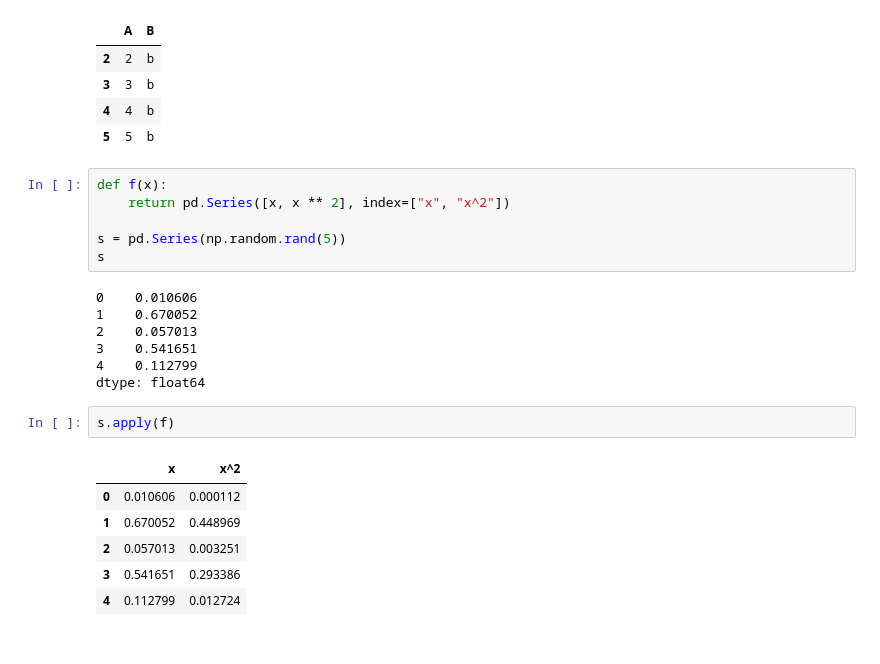
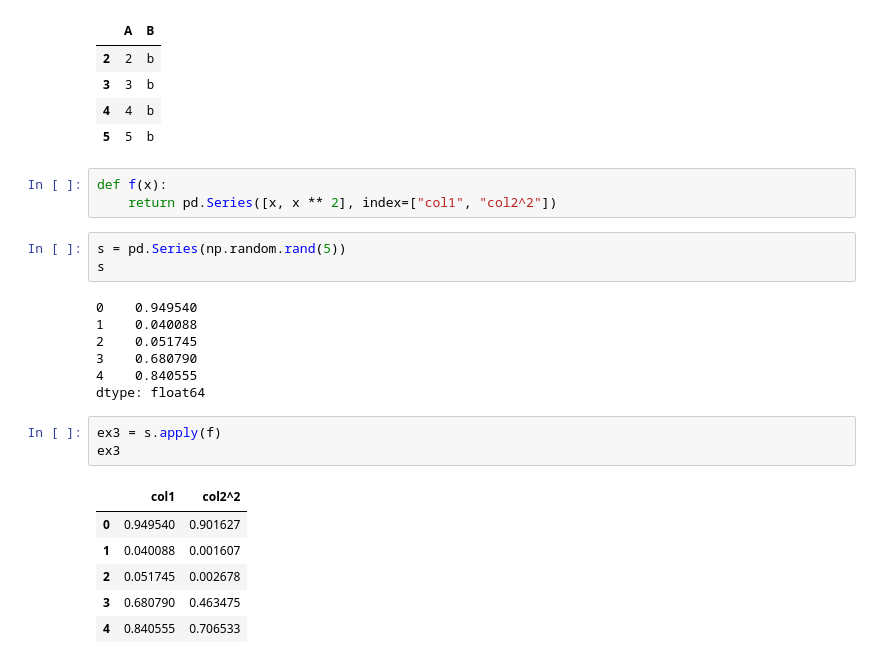
Before and after one commit to kimteespk/DADS5001-Data-Analytics-and-Data-Science-Tools-and-Programming, a Jupyter notebook: 03_Grouping/Week4_groupby.ipynb, the cells around one changed output. Saved outputs shown, nothing was run; the diff lists cells and outputs as text.

```diff
--- a/03_Grouping/Week4_groupby.ipynb
+++ b/03_Grouping/Week4_groupby.ipynb
@@ -325,23 +353,24 @@ dff.groupby("B").filter(lambda x: len(x) > 2)
 | 5 | 5 | b |
 # %%
 def f(x):
-    return pd.Series([x, x ** 2], index=["x", "x^2"])
-
-s = pd.Series(np.random.rand(5))
-s
+    return pd.Series([x, x ** 2], index=["col1", "col2^2"])
-# %% [output]
-0    0.010606
-1    0.670052
-2    0.057013
-3    0.541651
-4    0.112799
-dtype: float64
+# %%
+s = pd.Series(np.random.rand(5))
+s
+# %% [output]
+0    0.949540
+1    0.040088
+2    0.051745
+3    0.680790
+4    0.840555
+dtype: float64
 # %%
-s.apply(f)
+ex3 = s.apply(f)
+ex3
 # %% [output]
-|  | x | x^2 |
-| 0 | 0.010606 | 0.000112 |
-| 1 | 0.670052 | 0.448969 |
-| 2 | 0.057013 | 0.003251 |
-| 3 | 0.541651 | 0.293386 |
-| 4 | 0.112799 | 0.012724 |
+|  | col1 | col2^2 |
+| 0 | 0.949540 | 0.901627 |
+| 1 | 0.040088 | 0.001607 |
+| 2 | 0.051745 | 0.002678 |
+| 3 | 0.680790 | 0.463475 |
+| 4 | 0.840555 | 0.706533 |
```
Also changed, not shown: parts of 16 cells of this notebook.
